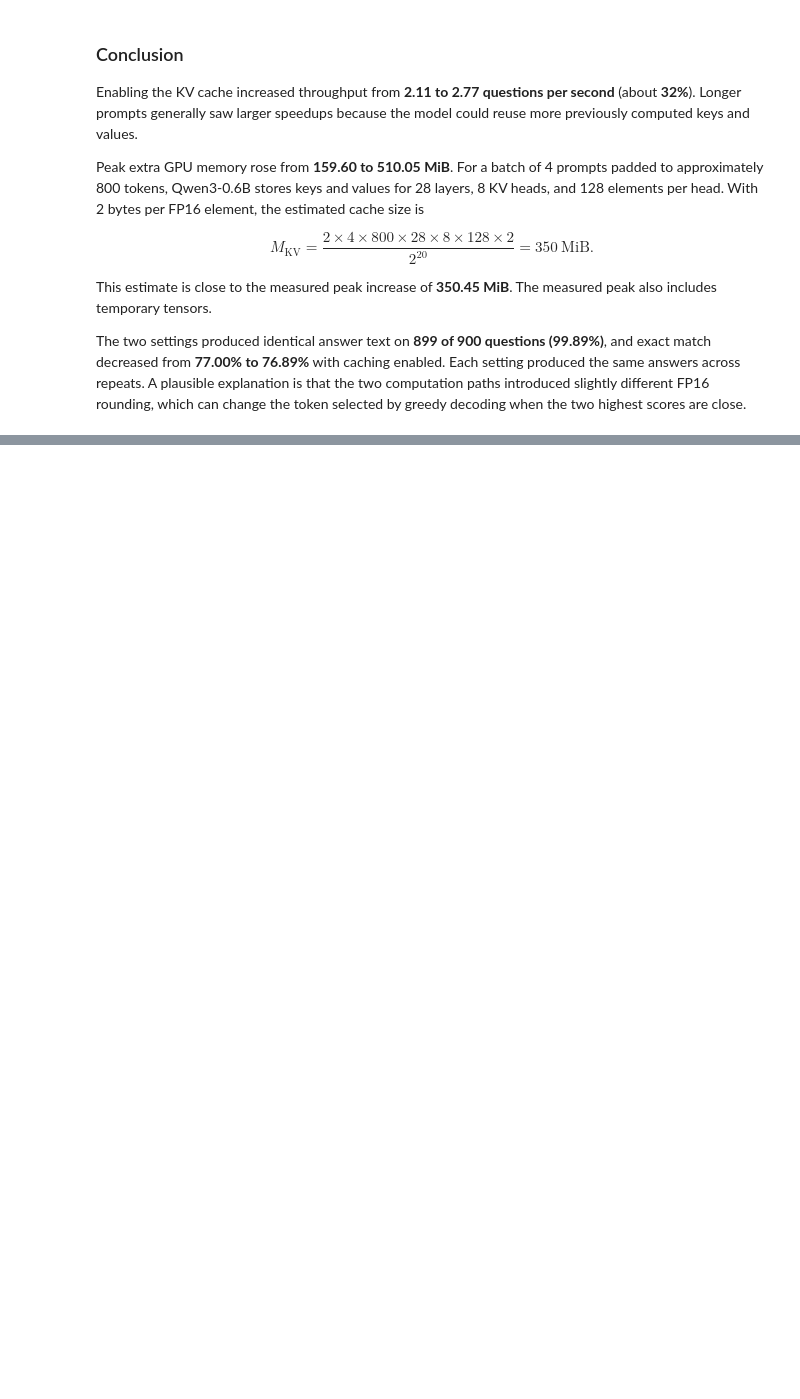
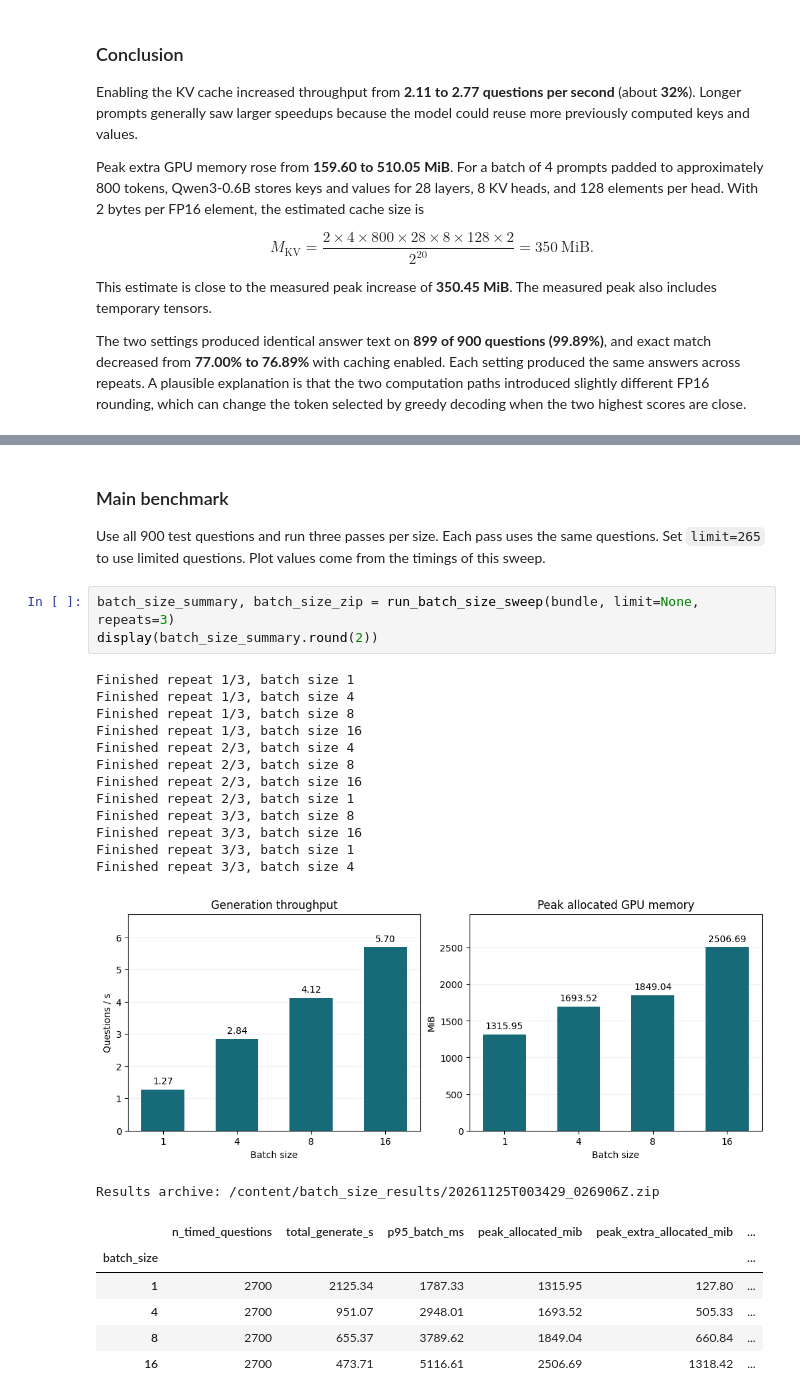
Before and after one commit to ZZZeet/qwen3-inference-experiments, a Jupyter notebook: inference_experiments.ipynb, the cells around one changed output, grey strips where cells are left out. Cells and saved outputs as stored; diff of their text form; blank space fills up the shorter version.

```diff
--- a/inference_experiments.ipynb
+++ b/inference_experiments.ipynb
@@ -522,0 +557,28 @@ The two settings produced identical answer text on **899 of 900 questions (99.89
+# %% [markdown]
+### Main benchmark
+
+Use all 900 test questions and run three passes per size. Each pass uses the same questions. Set `limit=265` to use limited questions. Plot values come from the timings of this sweep.
+# %%
+batch_size_summary, batch_size_zip = run_batch_size_sweep(bundle, limit=None, repeats=3)
+display(batch_size_summary.round(2))
+# %% [output]
+Finished repeat 1/3, batch size 1
+Finished repeat 1/3, batch size 4
+Finished repeat 1/3, batch size 8
+Finished repeat 1/3, batch size 16
+Finished repeat 2/3, batch size 4
+Finished repeat 2/3, batch size 8
+Finished repeat 2/3, batch size 16
+Finished repeat 2/3, batch size 1
+Finished repeat 3/3, batch size 8
+Finished repeat 3/3, batch size 16
+Finished repeat 3/3, batch size 1
+Finished repeat 3/3, batch size 4
+[figure, added]
+Results archive: /content/batch_size_results/20261125T003429_026906Z.zip
+|  | n_timed_questions | total_generate_s | p95_batch_ms | peak_allocated_mib | peak_extra_allocated_mib | ... |
+| batch_size |  |  |  |  |  | ... |
+| 1 | 2700 | 2125.34 | 1787.33 | 1315.95 | 127.80 | ... |
+| 4 | 2700 | 951.07 | 2948.01 | 1693.52 | 505.33 | ... |
+| 8 | 2700 | 655.37 | 3789.62 | 1849.04 | 660.84 | ... |
+| 16 | 2700 | 473.71 | 5116.61 | 2506.69 | 1318.42 | ... |
```
Also changed, not shown: parts of 24 cells of this notebook.
